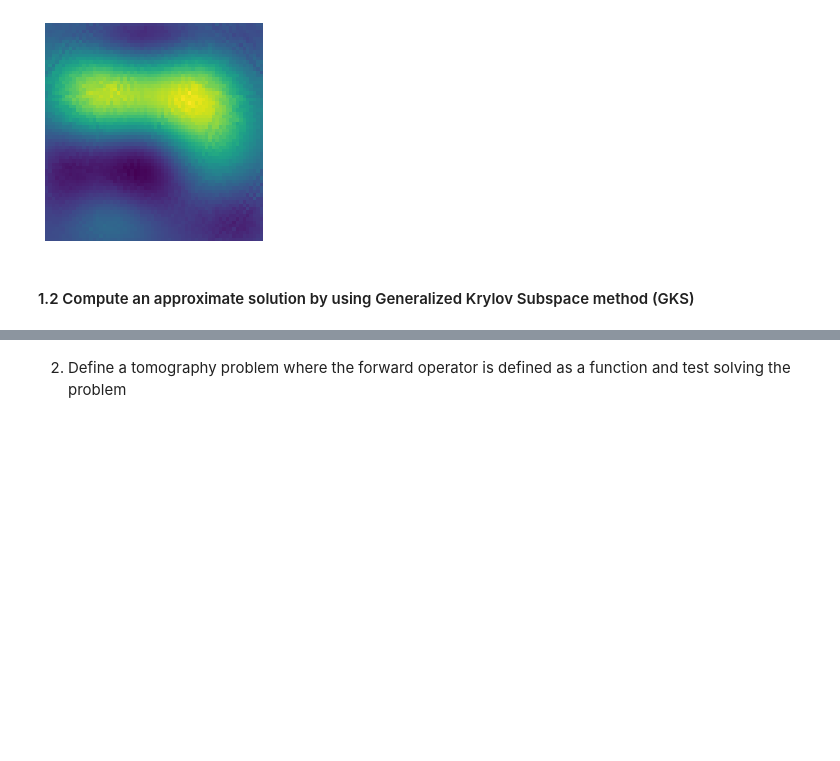
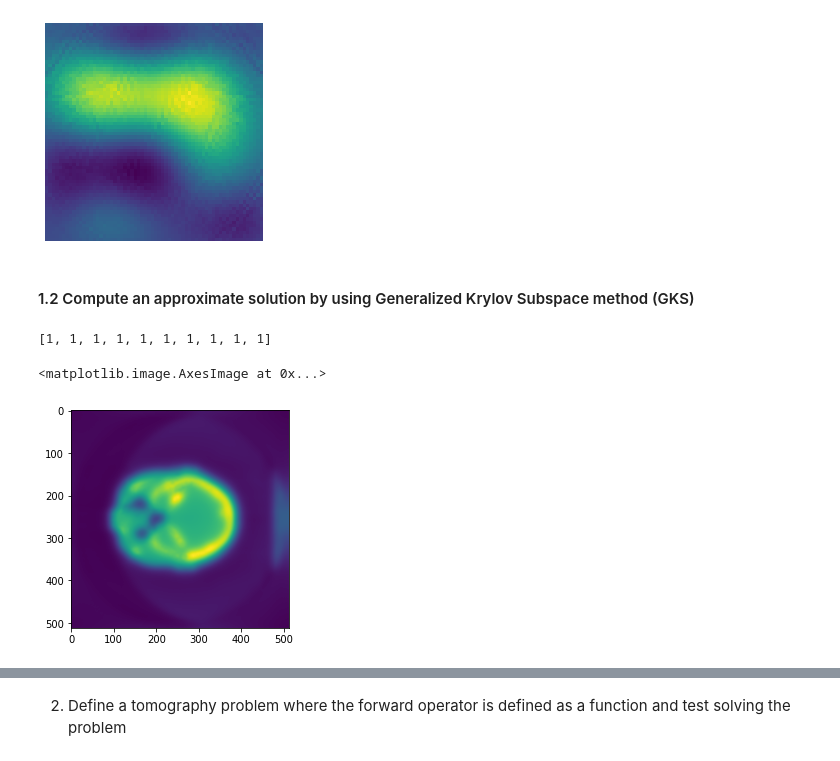
Before and after one commit to mpasha3/trips-py, a Jupyter notebook: demos/demo_ill-posedness_Tomo.ipynb, the cells around one changed output, grey strips where cells are left out. Saved outputs shown, nothing was run; the diff lists cells and outputs as text; code cells hidden in the pictures; blank space fills up the shorter version.

```diff
--- a/demos/demo_ill-posedness_Tomo.ipynb
+++ b/demos/demo_ill-posedness_Tomo.ipynb
@@ -123,3 +123,12 @@ data_vec = b.reshape((-1,1))
+# %%
+info['regParam_history']
+# %% [output]
+[1, 1, 1, 1, 1, 1, 1, 1, 1, 1]
+# %%
+plt.imshow(x_gks.reshape((512, 512)))
+# %% [output]
+<matplotlib.image.AxesImage at 0x...>
+[figure, added]
 # %%
 # Display the true desired vs the naive computed solution and vs the approximate regularized computed solution
 plt.figure(figsize=(10,4))
```
Also changed, not shown: parts of 3 cells of this notebook, 3 other files.
